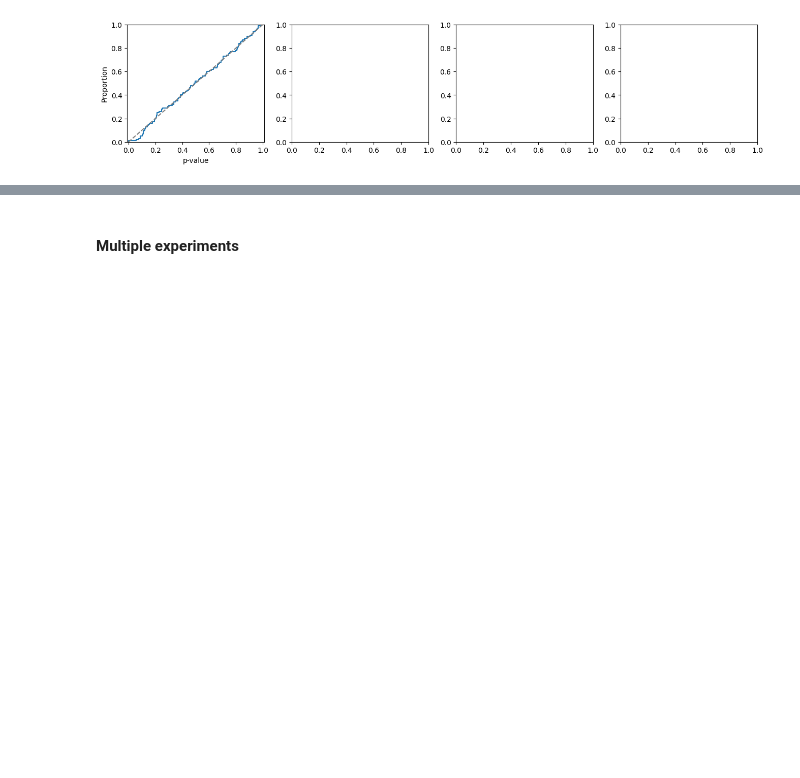
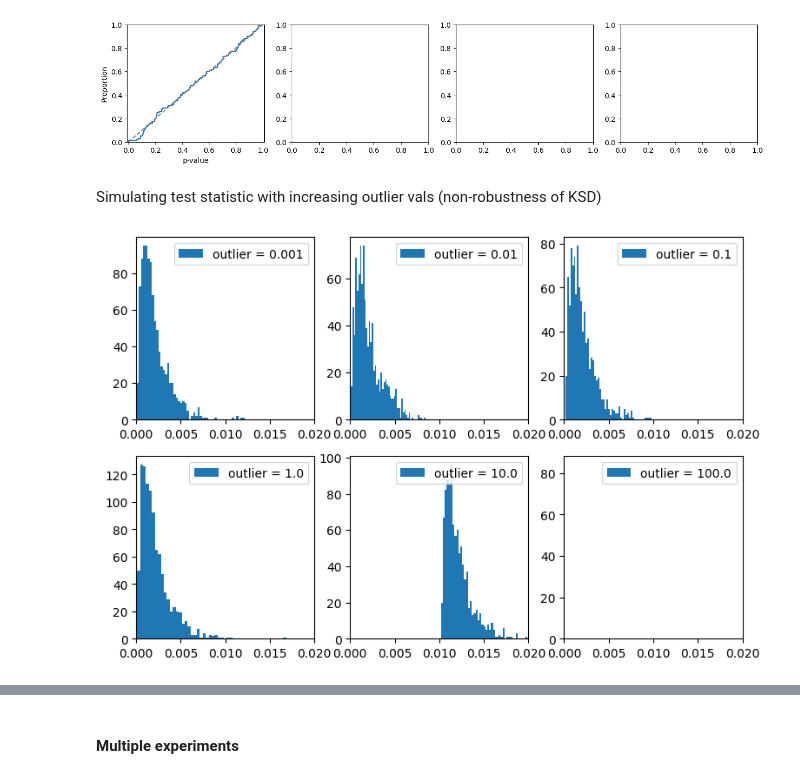
Before and after one commit to XingLLiu/robust-kernel-test, a Jupyter notebook: notebooks/MMD.ipynb, the cells around one changed output, grey strips where cells are left out. Drawn from its saved outputs; the diff is of its cells as text; code cells hidden in the pictures; blank space fills up the shorter version.

```diff
--- a/notebooks/MMD.ipynb
+++ b/notebooks/MMD.ipynb
@@ -455,3 +540,5 @@ ax.set_ylim(0., 1.)
 _ = ax.set_xlabel("p-value")
 # %% [output]
 [figure]
+# %% [markdown]
+Simulating test statistic with increasing outlier vals (non-robustness of KSD)
@@ -457,0 +547,26 @@ _ = ax.set_xlabel("p-value")
+# %%
+# simulate sampling distribution for stat
+stats_ls_all_ol = []
+outliers_ls = [0.001, 0.01, 0.1, 1., 10., 100.]
+
+for outlier in outliers_ls:
+    stat_ls = []
+
+    ###
+    mean1 = np.zeros((dim,)) # data
+    mean2 = np.zeros((dim,)) # model
+
+    eps = 0.01
+    Xs = np.random.multivariate_normal(mean1, np.eye(dim), (1000, n))
+    n_outlier = max(1, int(n * eps))
+    Xs[:, :n_outlier] = outlier
+
+    score_fn = lambda x: - (x - mean2)
+    ###
+
+    kernel = kernels.RBF(sigma_sq=2.)
+    ksd = metrics.KSD(kernel, score_fn=score_fn)
+    for X in tqdm(Xs):
+        stat_ls.append(ksd(X, X))
+
+    stats_ls_all_ol.append(stat_ls)
@@ -457,0 +580,11 @@ _ = ax.set_xlabel("p-value")
+# %%
+# true sampling distribution
+figs, axes = plt.subplots(nrows=2, ncols=3, figsize=(9, 6))
+
+for i, ww in enumerate(outliers_ls):
+    ax = axes.flatten()[i]
+    ax.hist(stats_ls_all_ol[i], bins=50, label=f"outlier = {ww}")
+    ax.set_xlim(0., 0.02)
+    ax.legend()
+# %% [output]
+[figure, added]
```
Also changed, not shown: parts of 44 cells of this notebook, 7 other files.
